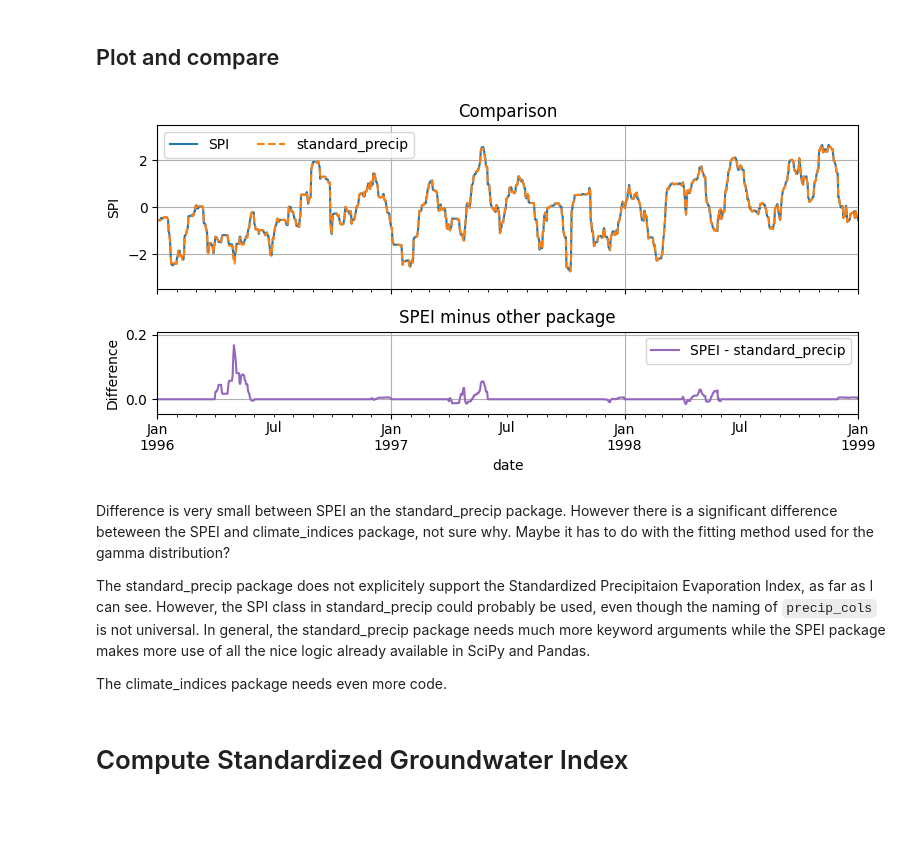
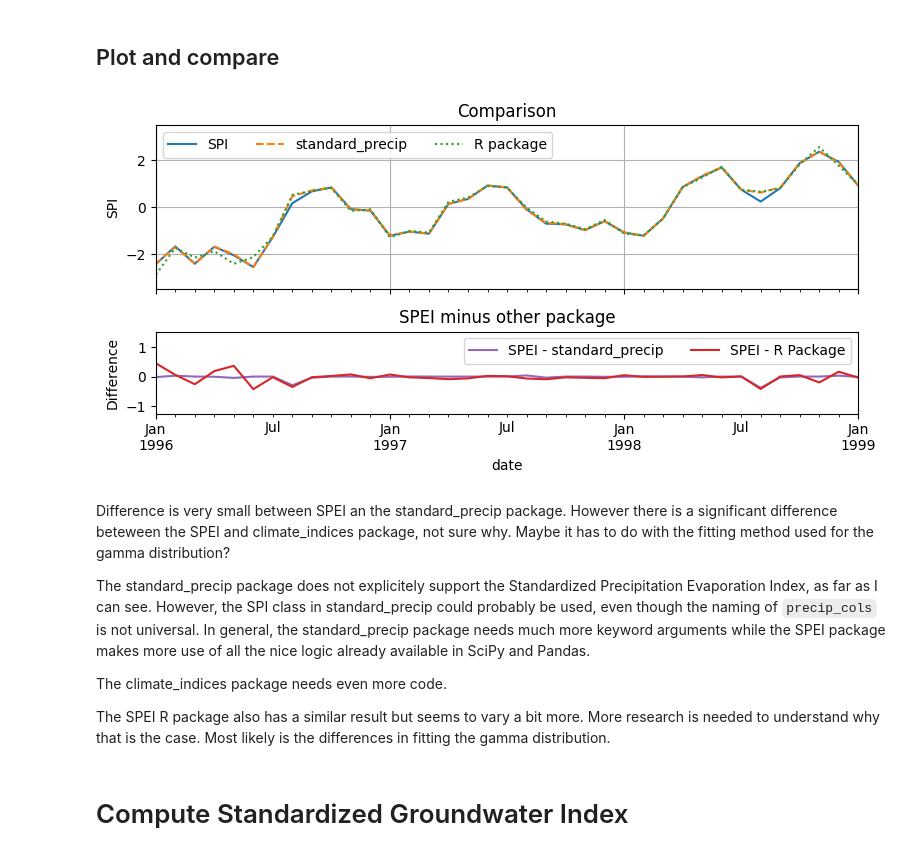
Before and after one commit to martinvonk/SPEI, a Jupyter notebook: doc/examples/example04_package_comparison.ipynb, the cells around one changed output. Cells and saved outputs as stored; diff of their text form; code cells hidden in the pictures; blank space fills up the shorter version.

Commit message:
add spei r comparison

```diff
--- a/doc/examples/example04_package_comparison.ipynb
+++ b/doc/examples/example04_package_comparison.ipynb
@@ -32,8 +40,8 @@ prec.plot(grid=True, linewidth=0.5, title="Precipitation", figsize=(6.5, 4));
 [figure]
 # %%
 # get rolling sum
-prec_rsum = prec.rolling("30D", min_periods=30).sum().dropna()
+prec_rsum = prec.resample("ME").sum()
 prec_rsum.plot(
-    grid=True, linewidth=0.5, title="Precipitation, 30day rolling sum", figsize=(6.5, 4)
+    grid=True, linewidth=0.5, title="Precipitation, monthly sum", figsize=(6.5, 4)
 );
 # %% [output]
@@ -43,7 +51,7 @@ prec_rsum.plot(
 
 ### Using SPEI package
 # %%
-spi = si.spi(prec_rsum, dist=scs.gamma, prob_zero=True, fit_freq="ME")
+spi = si.spi(prec_rsum, dist=scs.gamma, prob_zero=True, timescale=3, fit_freq="ME")
 spi  # pandas Series
 # %% [output]
 date
@@ -76,7 +84,7 @@ standardp_spi = standardp_spi_inst.calculate(
     date_col="date",
     precip_cols="rain",
     freq="M",
-    scale=1,  # note that scale is not the same for the standard deviation in SciPy
+    scale=3,  # note that scale is not the same for the standard deviation in SciPy
     fit_type="mle",
     dist_type="gam",
 )
@@ -147,0 +158,10 @@ I could not install it anymore.. But the code looks like this:
+# %%
+from rpy2.robjects.packages import importr
+from rpy2.robjects import pandas2ri
+pandas2ri.activate()
+
+sr = importr('SPEI')
+
+spir_res = sr.spi(prec_rsum.values, scale=3)
+r_spi = pd.Series(spir_res[2].ravel(), index=prec_rsum.index, name="SPI")
+r_spi
@@ -152,43 +187,49 @@ f, ax = plt.subplot_mosaic(
     [["SPI"], ["DIFF"]],
     figsize=(8, 4),
     sharex=True,
     height_ratios=[2, 1],
 )
 spi.plot(ax=ax["SPI"], grid=True, linestyle="-", label="SPI")
-standardp_spi.loc[:, "rain_calculated_index"].plot(
+standardp_spi.iloc[:, -1].plot(
     ax=ax["SPI"],
     color="C1",
     grid=True,
     linestyle="--",
     label="standard_precip",
 )
 # climateind_spi.plot(
 #     ax=ax["SPI"], color="C2", grid=True, linestyle=":", label="climate_indices"
 # )
+r_spi.plot(
+    ax=ax["SPI"], color="C2", grid=True, linestyle=":", label="R package"
+)
 
 ax["SPI"].set_ylim(-3.5, 3.5),
 ax["SPI"].set_title("Comparison"),
 ax["SPI"].set_ylabel("SPI"),
 ax["SPI"].legend(ncol=3)
 
-# (spi - climateind_spi).plot(ax=ax["DIFF"], color="C3", label="SPEI - climate_indices")
-(spi - standardp_spi.loc[:, "rain_calculated_index"]).plot(
+(spi - standardp_spi.iloc[:, -1]).plot(
     ax=ax["DIFF"], color="C4", label="SPEI - standard_precip", grid=True
 )
+(spi - r_spi).plot(ax=ax["DIFF"], color="C3", label="SPEI - R Package")
+
 # ax["DIFF1"].set_ylim(-0.05, 0.05)
 ax["DIFF"].legend(ncol=2)
 ax["DIFF"].set_title("SPEI minus other package")
 ax["DIFF"].set_ylabel("Difference")
 ax["DIFF"].set_xlim("1996", "1999")
 f.tight_layout()
 # %% [output]
-[figure, old version]
+[figure, new version]
 # %% [markdown]
 Difference is very small between SPEI an the standard_precip package. However there is a significant difference beteween the SPEI and climate_indices package, not sure why. Maybe it has to do with the fitting method used for the gamma distribution?
 
-The standard_precip package does not explicitely support the Standardized Precipitaion Evaporation Index, as far as I can see. However, the SPI class in standard_precip could probably be used, even though the naming of `precip_cols` is not universal. In general, the standard_precip package needs much more keyword arguments while the SPEI package makes more use of all the nice logic already available in SciPy and Pandas.
+The standard_precip package does not explicitely support the Standardized Precipitation Evaporation Index, as far as I can see. However, the SPI class in standard_precip could probably be used, even though the naming of `precip_cols` is not universal. In general, the standard_precip package needs much more keyword arguments while the SPEI package makes more use of all the nice logic already available in SciPy and Pandas.
 
 The climate_indices package needs even more code.
+
+The SPEI R package also has a similar result but seems to vary a bit more. More research is needed to understand why that is the case. Most likely is the differences in fitting the gamma distribution.
 # %% [markdown]
 # Compute Standardized Groundwater Index
 # %%
```
Also changed, not shown: parts of 6 cells of this notebook.
